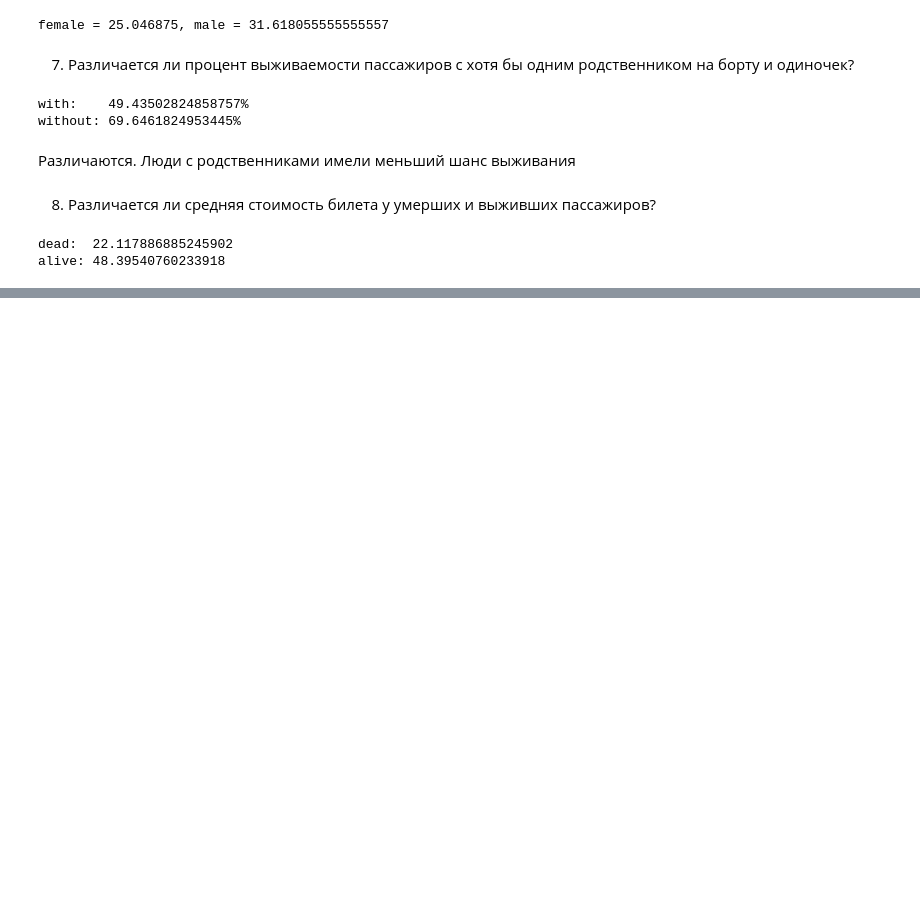
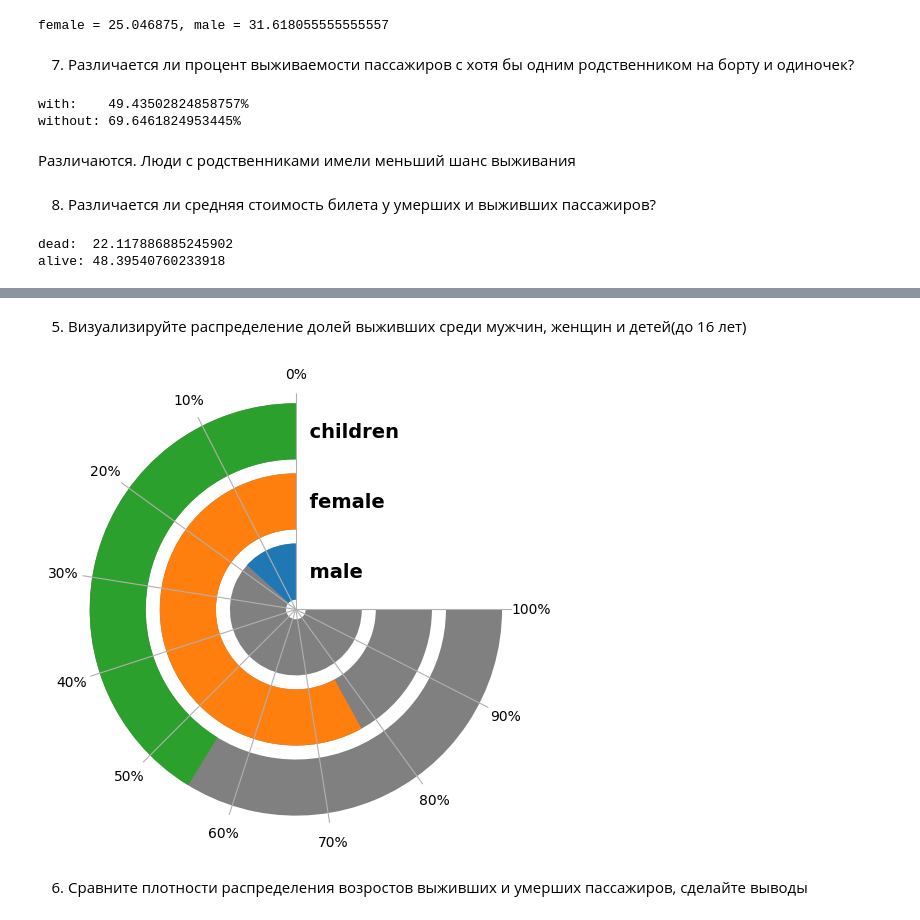
Before and after one commit to zggff/mai_ml, a Jupyter notebook: lab1.ipynb, the cells around one changed output, grey strips where cells are left out. Saved outputs shown, nothing was run; the diff lists cells and outputs as text; code cells hidden in the pictures; blank space fills up the shorter version.

```diff
--- a/lab1.ipynb
+++ b/lab1.ipynb
@@ -368,0 +308,44 @@ df2.plot.kde(ind=np.linspace(0, np.ceil(df["Age"].max()), 100), grid=True)
+# %% [markdown]
+5. Визуализируйте распределение долей выживших среди мужчин,
+женщин и детей(до 16 лет)
+# %%
+vars = [
+    df[(df["Sex"] == "male") & (df["Age"] > 16)],
+    df[(df["Sex"] == "female") & (df["Age"] > 16)],
+    df[(df["Age"] <= 16)]
+]
+labels = ["male", "female", "children"]
+
+fig = plt.figure()
+rect = (0.1, 0.1, 0.9, 0.9)
+
+ax.grid(False)
+ax.tick_params(axis='both', left=False, bottom=False,
+               labelbottom=False, labelleft=True)
+ax = fig.add_axes(rect, polar=True, frameon=False)
+ax.grid(False, axis="y")
+ax.set_theta_direction(1)
+ax.set_theta_zero_location('N')
+ax.set_xticks(1.5*np.pi*np.linspace(0, 1, 11),
+              labels=[f"{int(i * 100)}%" for i in np.linspace(0, 1, 11)])
+
+
+ax.set_rgrids(range(len(vars)),
+              labels=[f"  {i}" for i in labels],
+              angle=0,
+              fontsize=14, fontweight='bold',
+              color='black', verticalalignment='center')
+
+#
+
+for i, v in enumerate(vars):
+    ax.barh(i, 1*1.5*np.pi, color="gray")
+    t = len(v[v["Survived"] == 1])/len(v)
+    pos = t*1.5*np.pi
+    ax.barh(i, pos)
+plt.show()
+# %% [output]
+[figure, added]
+# %% [markdown]
+6. Сравните плотности распределения возростов выживших и
+умерших пассажиров, сделайте выводы
```
Also changed, not shown: parts of 45 cells of this notebook.
